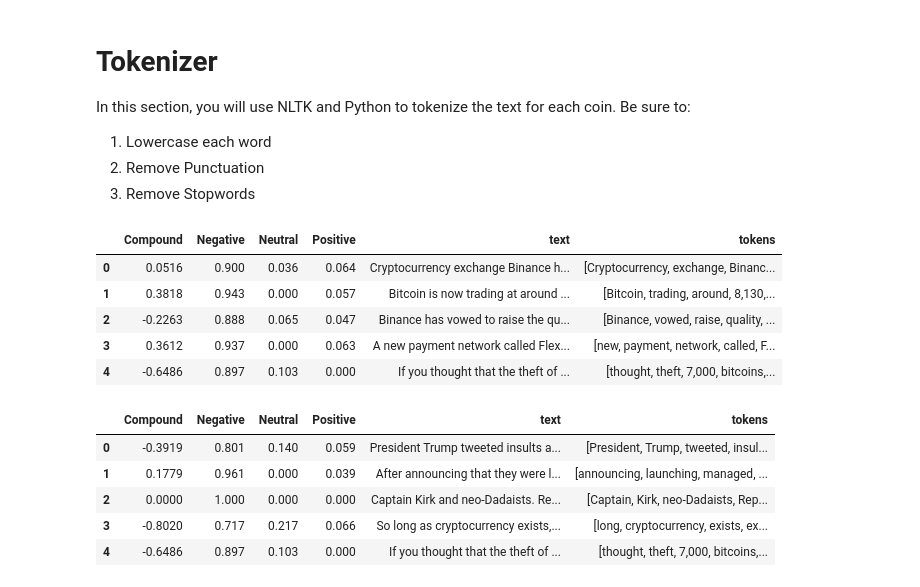
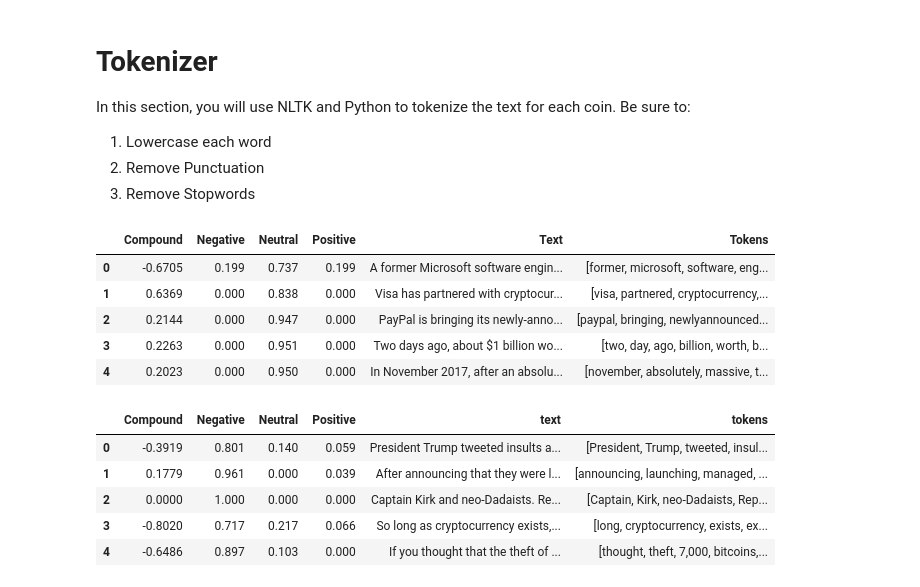
Before and after one commit to jonowens/tales_from_the_crypto_nlp, a Jupyter notebook: crypto_sentiment.ipynb, the cells around one changed output. Drawn from its saved outputs; the diff is of its cells as text; code cells hidden in the pictures.

Commit message:
Created tokenizer function and takenized bitcoin headlines.

```diff
--- a/crypto_sentiment.ipynb
+++ b/crypto_sentiment.ipynb
@@ -154,33 +154,43 @@ from string import punctuation
 import re
 # %%
 # Expand the default stopwords list if necessary
-# YOUR CODE HERE!
+add_ons = {''}
 # %%
 # Complete the tokenizer function
 def tokenizer(text):
     """Tokenizes text."""
 
     # Create a list of the words
+    words_tokened = word_tokenize(text)
 
     # Convert the words to lowercase
+    words_lowered = [word.lower() for word in words_tokened]
 
     # Remove the punctuation
+    regex = re.compile('[^a-zA-Z]')
+    words_regexed = [regex.sub('', word) for word in words_lowered]
 
     # Remove the stop words
+    sw = set(stopwords.words('english'))
+    stopwords_removed = [word.lower() for word in words_regexed if word not in sw.union(add_ons)]
 
     # Lemmatize Words into root words
+    lemmatizer = WordNetLemmatizer()
+    tokens = [lemmatizer.lemmatize(word) for word in stopwords_removed]
 
     return tokens
 # %%
 # Create a new tokens column for bitcoin
-# YOUR CODE HERE!
+bitcoin_tokens = [tokenizer(headline) for headline in bitcoin_df['Text']]
+bitcoin_df['Tokens'] = bitcoin_tokens
+bitcoin_df.head()
 # %% [output]
-|  | Compound | Negative | Neutral | Positive | text | tokens |
-| 0 | 0.0516 | 0.900 | 0.036 | 0.064 | Cryptocurrency exchange Binance h... | [Cryptocurrency, exchange, Binanc... |
-| 1 | 0.3818 | 0.943 | 0.000 | 0.057 | Bitcoin is now trading at around ... | [Bitcoin, trading, around, 8,130,... |
-| 2 | -0.2263 | 0.888 | 0.065 | 0.047 | Binance has vowed to raise the qu... | [Binance, vowed, raise, quality, ... |
-| 3 | 0.3612 | 0.937 | 0.000 | 0.063 | A new payment network called Flex... | [new, payment, network, called, F... |
-| 4 | -0.6486 | 0.897 | 0.103 | 0.000 | If you thought that the theft of ... | [thought, theft, 7,000, bitcoins,... |
+|  | Compound | Negative | Neutral | Positive | Text | Tokens |
+| 0 | -0.6705 | 0.199 | 0.737 | 0.199 | A former Microsoft software engin... | [former, microsoft, software, eng... |
+| 1 | 0.6369 | 0.000 | 0.838 | 0.000 | Visa has partnered with cryptocur... | [visa, partnered, cryptocurrency,... |
+| 2 | 0.2144 | 0.000 | 0.947 | 0.000 | PayPal is bringing its newly-anno... | [paypal, bringing, newlyannounced... |
+| 3 | 0.2263 | 0.000 | 0.951 | 0.000 | Two days ago, about $1 billion wo... | [two, day, ago, billion, worth, b... |
+| 4 | 0.2023 | 0.000 | 0.950 | 0.000 | In November 2017, after an absolu... | [november, absolutely, massive, t... |
 # %%
 # Create a new tokens column for ethereum
 # YOUR CODE HERE!
```
Also changed, not shown: parts of 2 cells of this notebook.
